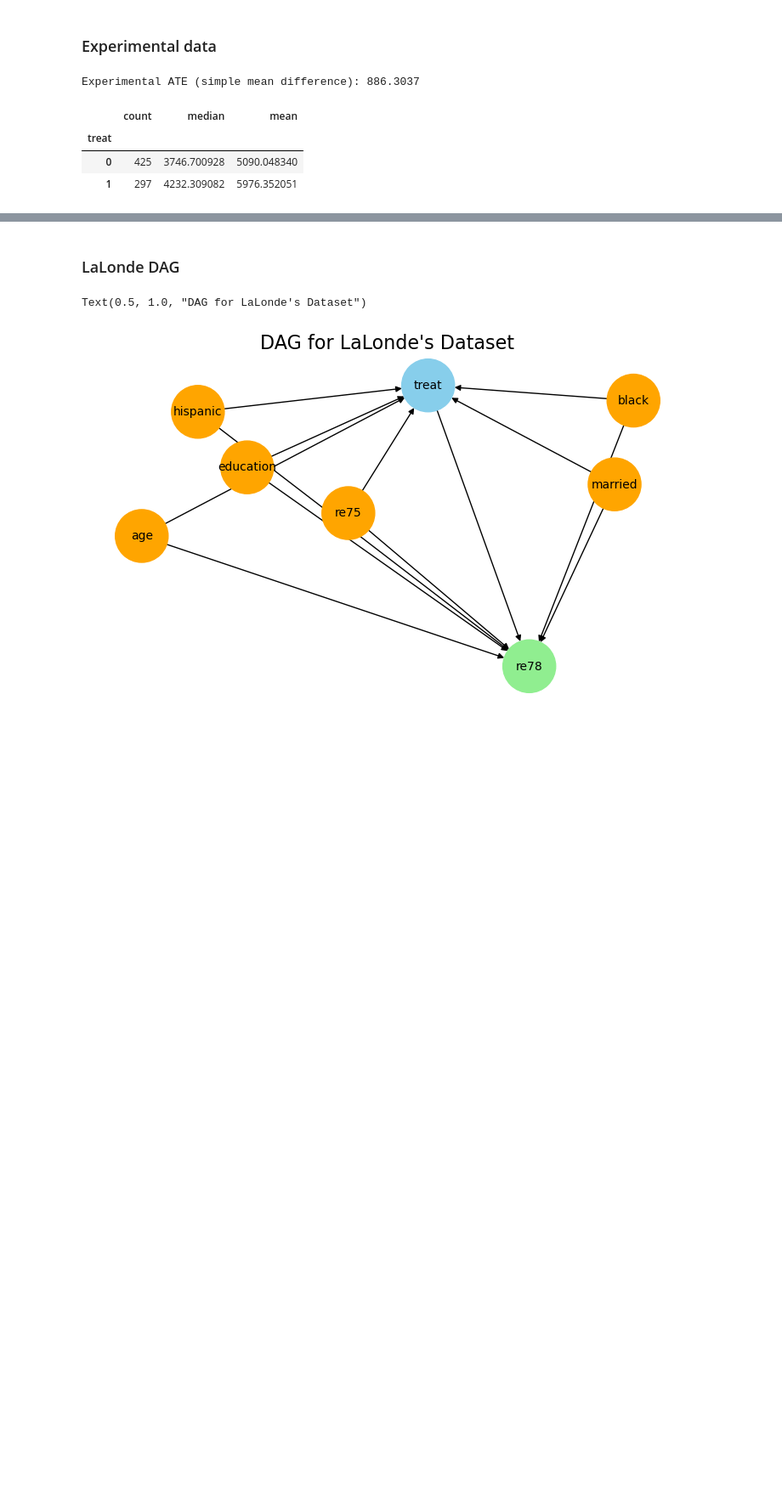
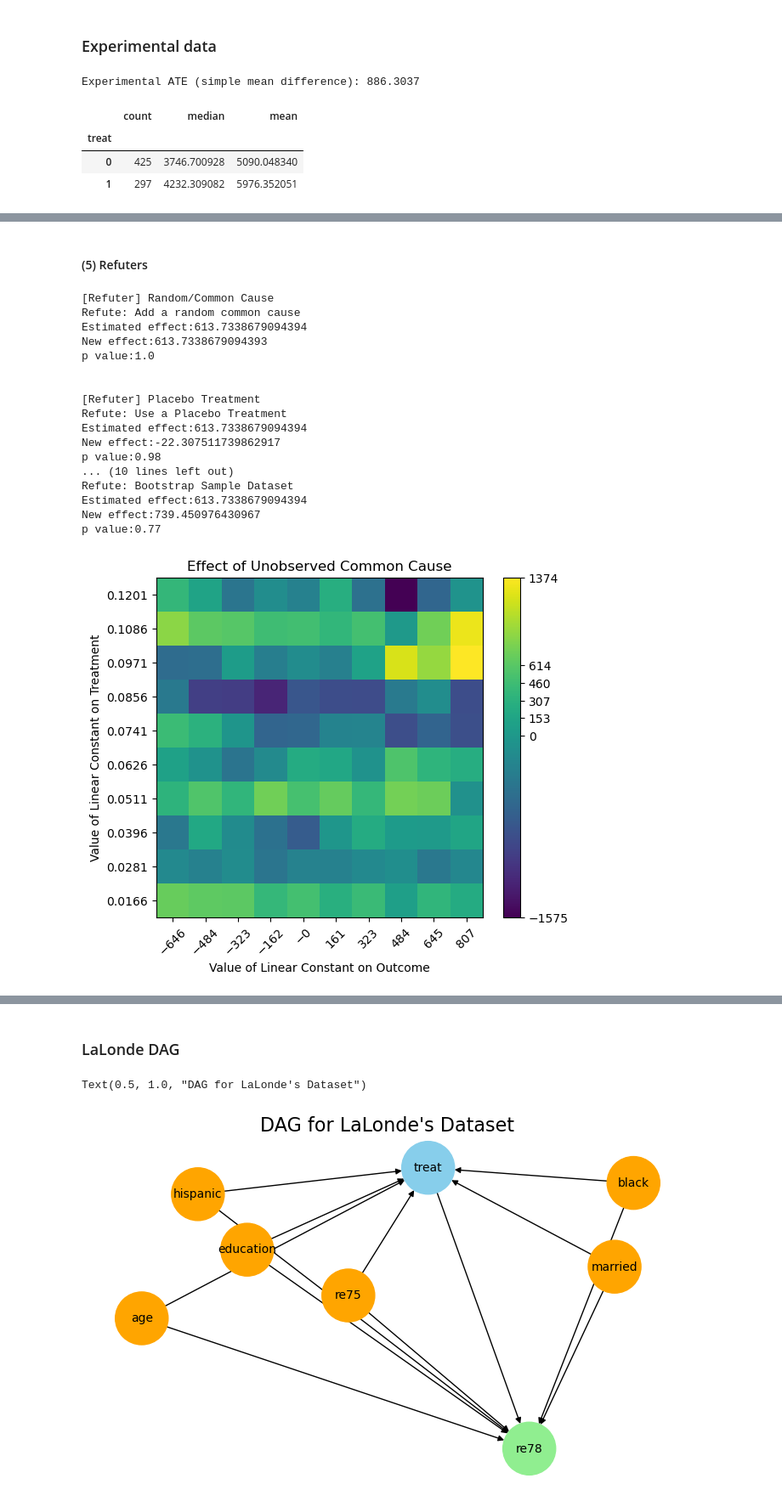
Before and after one commit to dataman-git/causal_inference, a Jupyter notebook: Ch04_DoWhy_PSM_LaLonde.ipynb, the cells around one changed output, grey strips where cells are left out. Shown at 85% size. Drawn from its saved outputs; the diff is of its cells as text; code cells hidden in the pictures; blank space fills up the shorter version.

```diff
--- a/Ch04_DoWhy_PSM_LaLonde.ipynb
+++ b/Ch04_DoWhy_PSM_LaLonde.ipynb
@@ -353,0 +262,80 @@ data.groupby('treat')['re78'].agg(['count','median','mean'])
+# %% [markdown]
+#### (5) Refuters
+# %%
+# --- Random/Common Cause Refuter ---
+# Adds a randomly generated covariate to check if the estimate changes spuriously.
+ref_random_cc = model.refute_estimate(
+    identified_estimand,
+    ate_estimate,
+    method_name="random_common_cause",
+    random_seed=42
+)
+print("\n[Refuter] Random/Common Cause")
+print(ref_random_cc)
+
+# --- Placebo Treatment Refuter ---
+# Replaces the real treatment with random noise to see if the "effect" persists spuriously.
+ref_placebo = model.refute_estimate(
+    identified_estimand,
+    ate_estimate,
+    method_name="placebo_treatment_refuter",
+    placebo_type="permute",     # typical option; permutes treatment
+    random_seed=42
+)
+print("\n[Refuter] Placebo Treatment")
+print(ref_placebo)
+
+# --- Data Subset Refuter ---
+ref_subset = model.refute_estimate(
+    identified_estimand,
+    ate_estimate,
+    method_name="data_subset_refuter",
+    subset_fraction=0.8,         # use 80% of data per draw
+    num_simulations=50,          # number of subset re-draws
+    random_seed=42
+)
+print("\n[Refuter] Data Subset")
+print(ref_subset)
+
+# --- Bootstrap Refuter ---
+ref_bootstrap = model.refute_estimate(
+    identified_estimand,
+    ate_estimate,
+    method_name="bootstrap_refuter",
+    num_simulations=200,   # increase for smoother sampling distribution
+    sample_size=None,      # None -> same size as original; set int to override
+    random_seed=42
+)
+print("\n[Refuter] Bootstrap")
+print(ref_bootstrap)
+
+# --- Add Unobserved Common Cause (simple) ---
+# Stress-test sensitivity to hidden confounding using DoWhy defaults.
+ref_unobs_cc = model.refute_estimate(
+    identified_estimand,
+    ate_estimate,
+    method_name="add_unobserved_common_cause",
+    random_seed=42
+)
+
+print("\n[Refuter] Add Unobserved Common Cause")
+print(ref_unobs_cc)
+# %% [output]
+[Refuter] Random/Common Cause
+Refute: Add a random common cause
+Estimated effect:613.7338679094394
+New effect:613.7338679094393
+p value:1.0
+
+
+[Refuter] Placebo Treatment
+Refute: Use a Placebo Treatment
+Estimated effect:613.7338679094394
+New effect:-22.307511739862917
+p value:0.98
+... (10 lines left out)
+Refute: Bootstrap Sample Dataset
+Estimated effect:613.7338679094394
+New effect:739.450976430967
+p value:0.77
+[figure, added]
```
Also changed, not shown: parts of 49 cells of this notebook.
